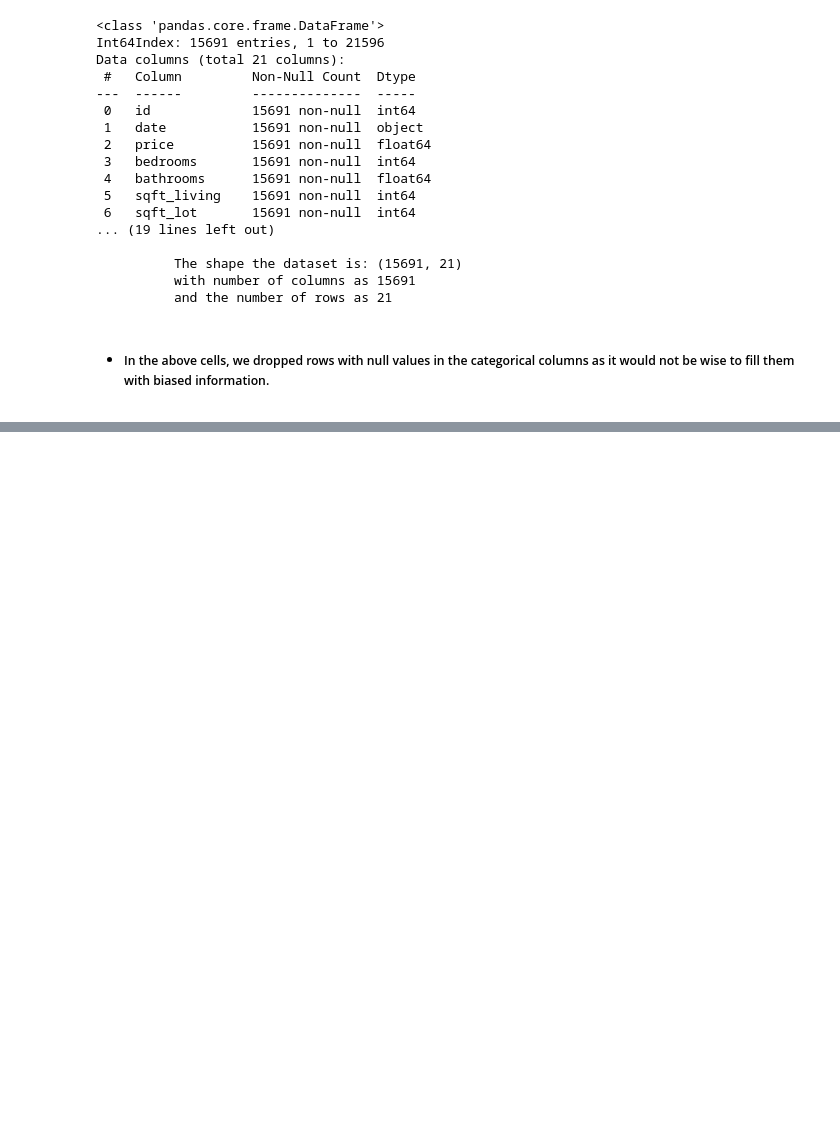
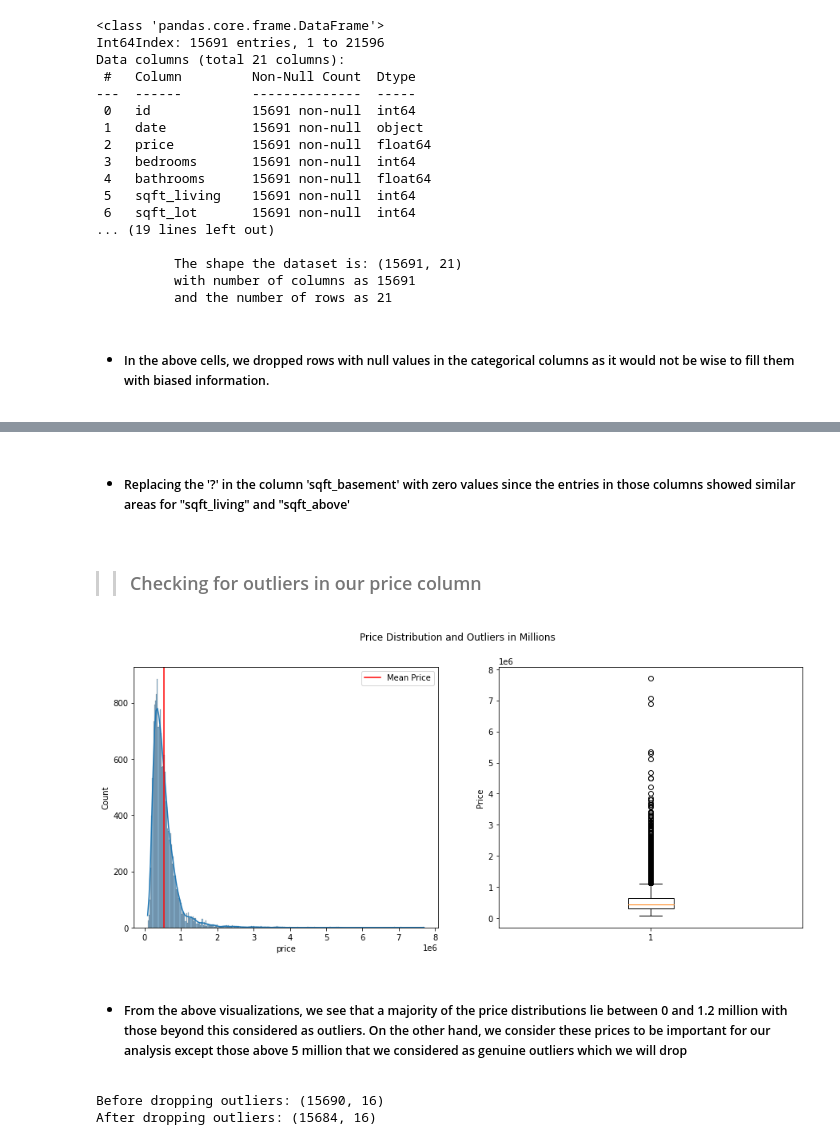
Before and after one commit to learn-co-curriculum/dsc-phase-2-project-v2-3, a Jupyter notebook: student.ipynb, the cells around one changed output, grey strips where cells are left out. Saved outputs shown, nothing was run; the diff lists cells and outputs as text; code cells hidden in the pictures; blank space fills up the shorter version.

```diff
--- a/student.ipynb
+++ b/student.ipynb
@@ -288,0 +409,63 @@ Data columns (total 21 columns):
+# %%
+# Converting the 'grade' column to numeric dtype and shifting the scale by 2
+df['grade'] = df['grade'].map(lambda x: x.split(' ')[0]).astype(int) - 2
+# %%
+# Transforming 'yr_renovated' column into a categorical variable with `renovated` and `not_renovated`
+def replace(x):
+    """A simple function to categorize the column into renovated and not_renovated"""
+    if x > 0:
+        str_ = str(x).replace(str(x), "renovated")
+    else:
+        str_ = str(x).replace(str(x), "not renovated")
+    return str_
+
+# Renaming our coulumn and calling our function on the dataset
+df['renovated'] = df.yr_renovated.map(replace)
+
+# Viewing the changes
+df.renovated.value_counts()
+
+# Dropping the original column
+df.drop('yr_renovated', axis=1, inplace=True)
+# %% [markdown]
+* ##### Replacing the '?' in the column 'sqft_basement' with zero values since the entries in those columns showed similar areas for "sqft_living" and "sqft_above'
+# %%
+# Replacing the '?' character with "0.0"
+df['sqft_basement'].replace({'?': "0.0"}, inplace=True)
+
+# Converting the column 'sqft_basement' to an integer column
+df['sqft_basement'] = df.sqft_basement.astype(float)
+# %% [markdown]
+>> ### Checking for outliers in our price column
+# %%
+# Creating a figure space and visualizing
+fig, ax = plt.subplots(figsize=(15,6), ncols=2)
+
+# Histogram
+sns.histplot(df.price, kde=True, ax=ax[0])
+ax[0].axvline(df['price'].mean(), color='red', label="Mean Price")
+
+# Boxplot
+ax[1].boxplot(df['price'])
+ax[1].set_ylabel("Price")
+ax[0].legend()
+
+# Title and showing
+fig.suptitle("Price Distribution and Outliers in Millions")
+plt.show()
+# %% [output]
+[figure, added]
+# %% [markdown]
+* ##### From the above visualizations, we see that a majority of the price distributions lie between 0 and 1.2 million with those beyond this considered as outliers. On the other hand, we consider these prices to be important for our analysis except those above 5 million that we considered as genuine outliers which we will drop
+# %%
+# Checking the shape before the change
+print(f'Before dropping outliers: {df.shape}')
+
+# Dropping outliers
+df = df.loc[df['price'] < 5_000_000]
+
+# Confirming the changes done
+print(f'After dropping outliers: {df.shape}')
+# %% [output]
+Before dropping outliers: (15690, 16)
+After dropping outliers: (15684, 16)
```
Also changed, not shown: parts of 24 cells of this notebook.
